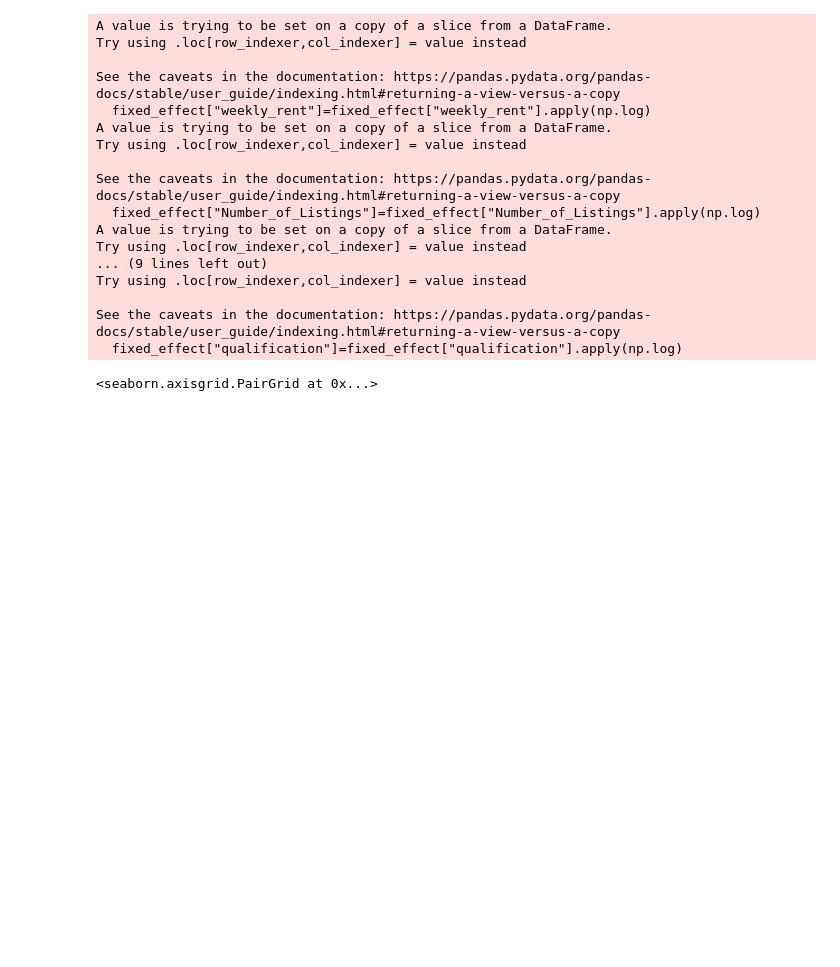
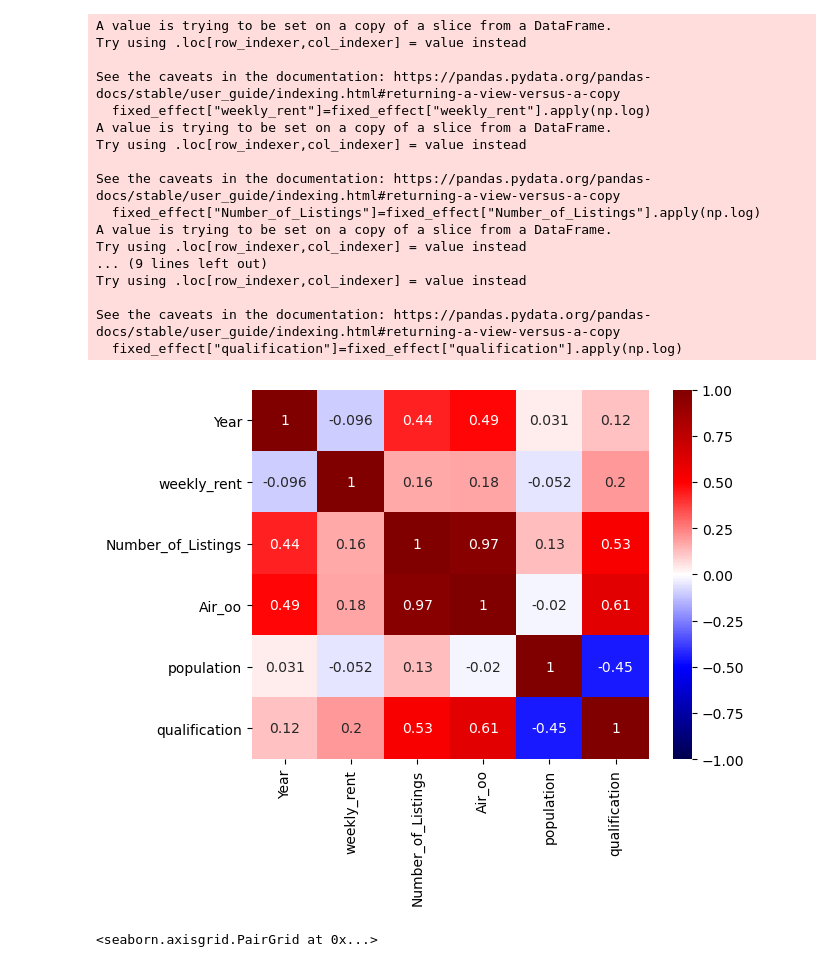
Before and after one commit to Jiawei997/i2p, a Jupyter notebook: Airbnb-listing.ipynb, the cells around one changed output. Drawn from its saved outputs; the diff is of its cells as text; code cells hidden in the pictures; blank space fills up the shorter version.

```diff
--- a/Airbnb-listing.ipynb
+++ b/Airbnb-listing.ipynb
@@ -1473,6 +1490,12 @@ Try using .loc[row_indexer,col_indexer] = value instead
 
 See the caveats in the documentation: https://pandas.pydata.org/pandas-docs/stable/user_guide/indexing.html#returning-a-view-versus-a-copy
   fixed_effect["qualification"]=fixed_effect["qualification"].apply(np.log)
+# %%
+fixed_effect.corr() # Whole correlation matrix
+fixed_effect.corr()['weekly_rent'] # Check correlations with outcome only
+sns.heatmap(fixed_effect.corr(), cmap="seismic", annot=True, vmin=-1, vmax=1);
+# %% [output]
+[figure, added]
 # %%
 import seaborn as sns
 sns.pairplot(fixed_effect ,hue ='Year')
```
Also changed, not shown: parts of 4 cells of this notebook.
